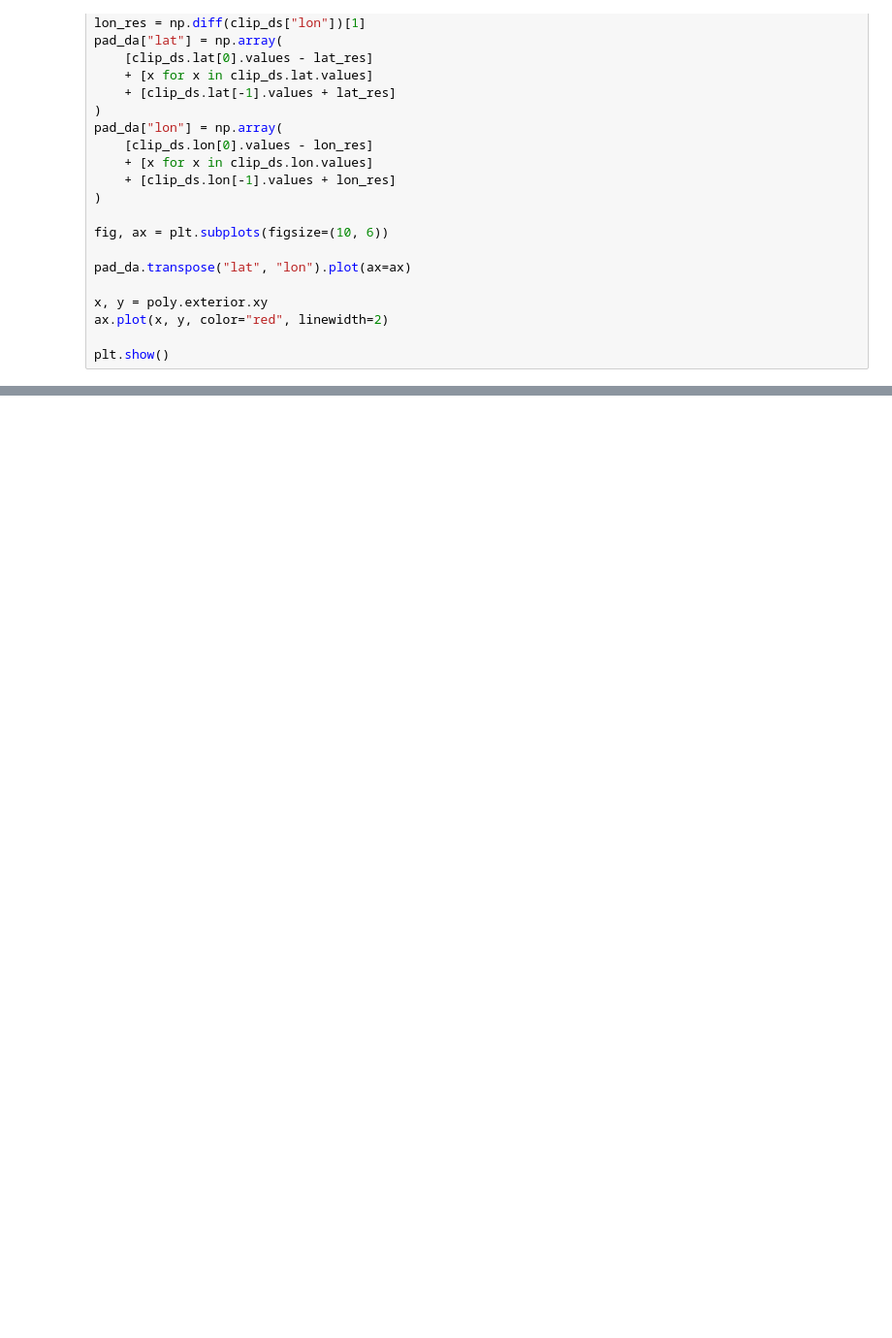
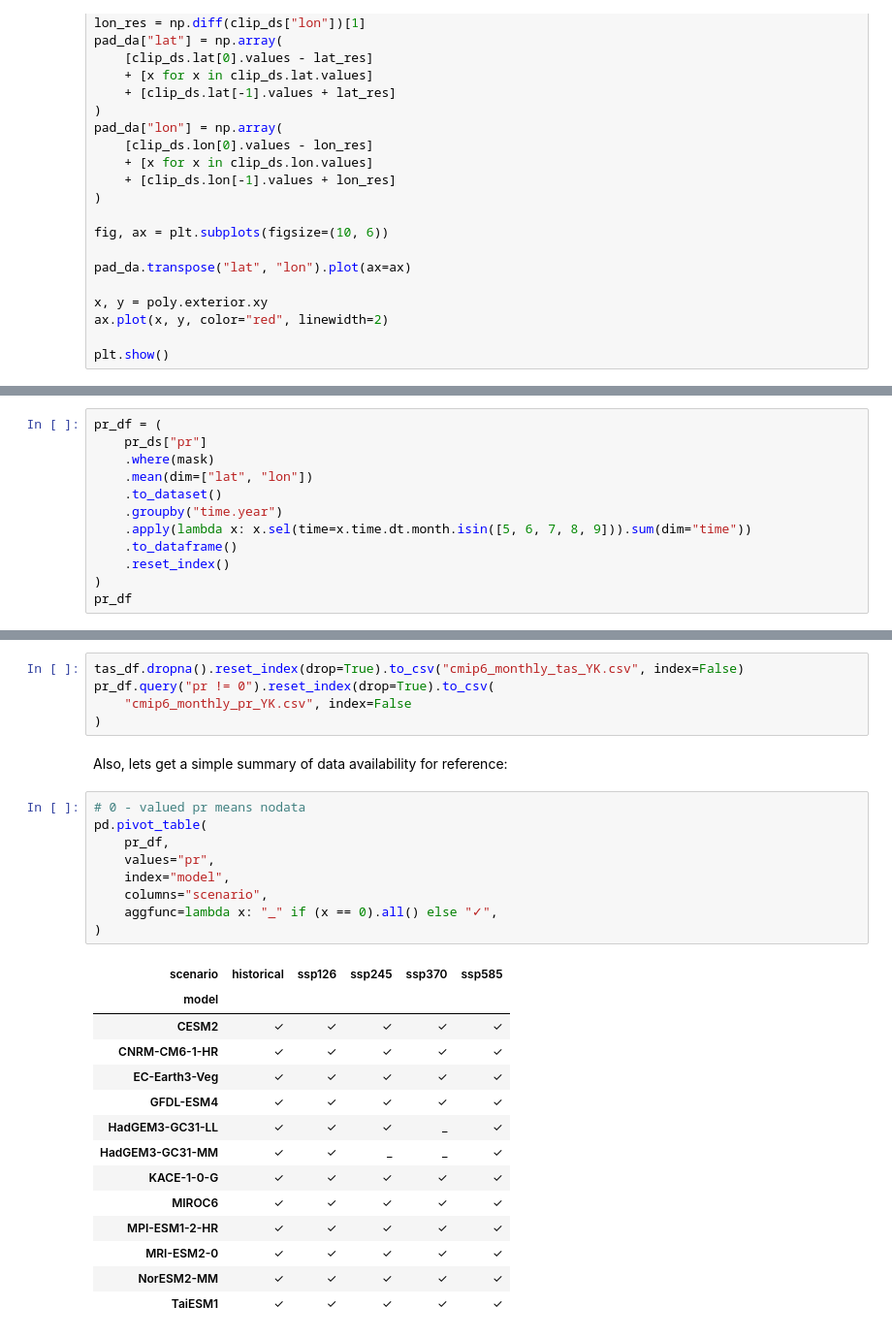
Before and after one commit to ua-snap/ardac-toolbox, a Jupyter notebook: notebooks/cmip6_polygon_summary.ipynb, the cells around one changed output, grey strips where cells are left out. Shown at 97% size. Saved outputs shown, nothing was run; the diff lists cells and outputs as text; blank space fills up the shorter version.

```diff
--- a/notebooks/cmip6_polygon_summary.ipynb
+++ b/notebooks/cmip6_polygon_summary.ipynb
@@ -571,0 +686,12 @@ response_json = json.loads(json.dumps(xmltodict.parse(decoded_response)))
+# %%
+pr_df = (
+    pr_ds["pr"]
+    .where(mask)
+    .mean(dim=["lat", "lon"])
+    .to_dataset()
+    .groupby("time.year")
+    .apply(lambda x: x.sel(time=x.time.dt.month.isin([5, 6, 7, 8, 9])).sum(dim="time"))
+    .to_dataframe()
+    .reset_index()
+)
+pr_df
@@ -571,0 +771,31 @@ response_json = json.loads(json.dumps(xmltodict.parse(decoded_response)))
+# %%
+tas_df.dropna().reset_index(drop=True).to_csv("cmip6_monthly_tas_YK.csv", index=False)
+pr_df.query("pr != 0").reset_index(drop=True).to_csv(
+    "cmip6_monthly_pr_YK.csv", index=False
+)
+# %% [markdown]
+Also, lets get a simple summary of data availability for reference:
+# %%
+# 0 - valued pr means nodata
+pd.pivot_table(
+    pr_df,
+    values="pr",
+    index="model",
+    columns="scenario",
+    aggfunc=lambda x: "_" if (x == 0).all() else "✓",
+)
+# %% [output]
+| scenario | historical | ssp126 | ssp245 | ssp370 | ssp585 |
+| model |  |  |  |  |  |
+| CESM2 | ✓ | ✓ | ✓ | ✓ | ✓ |
+| CNRM-CM6-1-HR | ✓ | ✓ | ✓ | ✓ | ✓ |
+| EC-Earth3-Veg | ✓ | ✓ | ✓ | ✓ | ✓ |
+| GFDL-ESM4 | ✓ | ✓ | ✓ | ✓ | ✓ |
+| HadGEM3-GC31-LL | ✓ | ✓ | ✓ | _ | ✓ |
+| HadGEM3-GC31-MM | ✓ | ✓ | _ | _ | ✓ |
+| KACE-1-0-G | ✓ | ✓ | ✓ | ✓ | ✓ |
+| MIROC6 | ✓ | ✓ | ✓ | ✓ | ✓ |
+| MPI-ESM1-2-HR | ✓ | ✓ | ✓ | ✓ | ✓ |
+| MRI-ESM2-0 | ✓ | ✓ | ✓ | ✓ | ✓ |
+| NorESM2-MM | ✓ | ✓ | ✓ | ✓ | ✓ |
+| TaiESM1 | ✓ | ✓ | ✓ | ✓ | ✓ |
```
Also changed, not shown: parts of 24 cells of this notebook.
